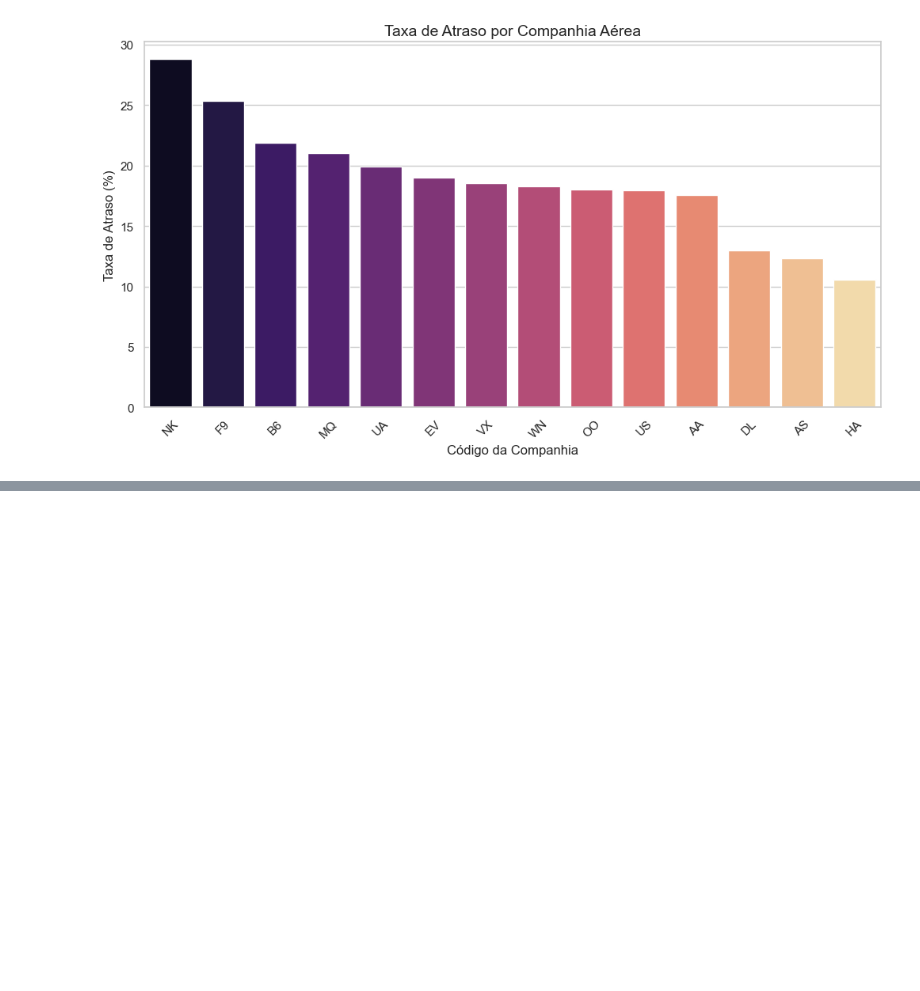
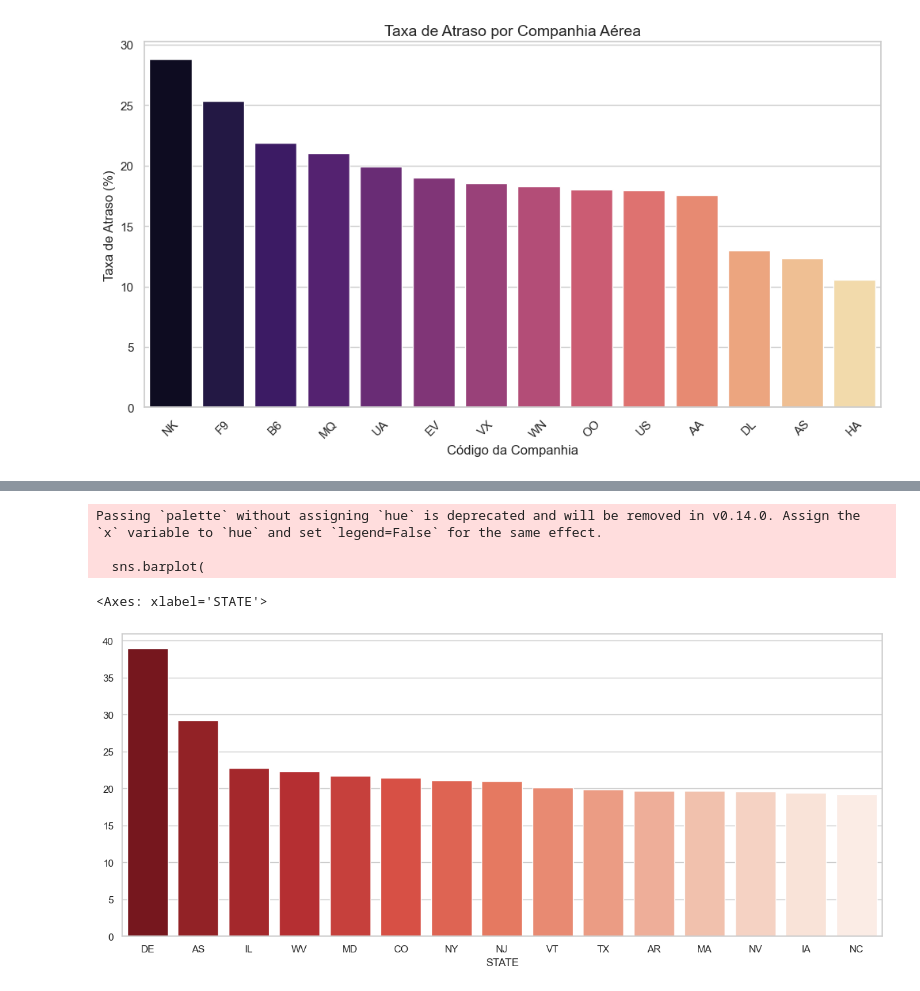
Before and after one commit to jeanbezerra/fiap-eml-tech-challenge-fase-3, a Jupyter notebook: notebooks/3_EDA.ipynb, the cells around one changed output, grey strips where cells are left out. Saved outputs shown, nothing was run; the diff lists cells and outputs as text; code cells hidden in the pictures; blank space fills up the shorter version.

Commit message:
feat: conclusao da EDA com analise regional e insights de atraso

```diff
--- a/notebooks/3_EDA.ipynb
+++ b/notebooks/3_EDA.ipynb
@@ -253,0 +236,18 @@ PRÓXIMOS PASSOS PARA MODELAGEM:
+# %%
+#Cruzando os dados de voos com os dados de aeroportos para pegar o Estado (STATE)
+# Usamos 'ORIGIN_AIRPORT' de um lado e 'IATA_CODE' do outro
+df_with_regions = df.merge(
+    df_airports[['IATA_CODE', 'STATE']],
+    left_on='ORIGIN_AIRPORT',
+    right_on='IATA_CODE',
+    how='left'
+)
+
+# 2. Calculando a taxa de atraso por Estado
+delay_by_state = (
+    df_with_regions.groupby("STATE")["IS_DELAYED"]
+    .mean() * 100
+).sort_values(ascending=False)
+
+print("Dados vinculados com sucesso!")
+print(f"Top 5 Estados com mais atrasos:\n{delay_by_state.head()}")
@@ -253,0 +264,15 @@ PRÓXIMOS PASSOS PARA MODELAGEM:
+# %%
+plt.figure(figsize=(15, 6))
+
+# Plotando os 15 estados com mais atrasos para não poluir o gráfico
+sns.barplot(
+    x=delay_by_state.index[:15],
+    y=delay_by_state.values[:15],
+    palette="Reds_r"
+)
+# %% [output]
+Passing `palette` without assigning `hue` is deprecated and will be removed in v0.14.0. Assign the `x` variable to `hue` and set `legend=False` for the same effect.
+
+  sns.barplot(
+<Axes: xlabel='STATE'>
+[figure, added]
```
Also changed, not shown: parts of 7 cells of this notebook, 1 other file.
